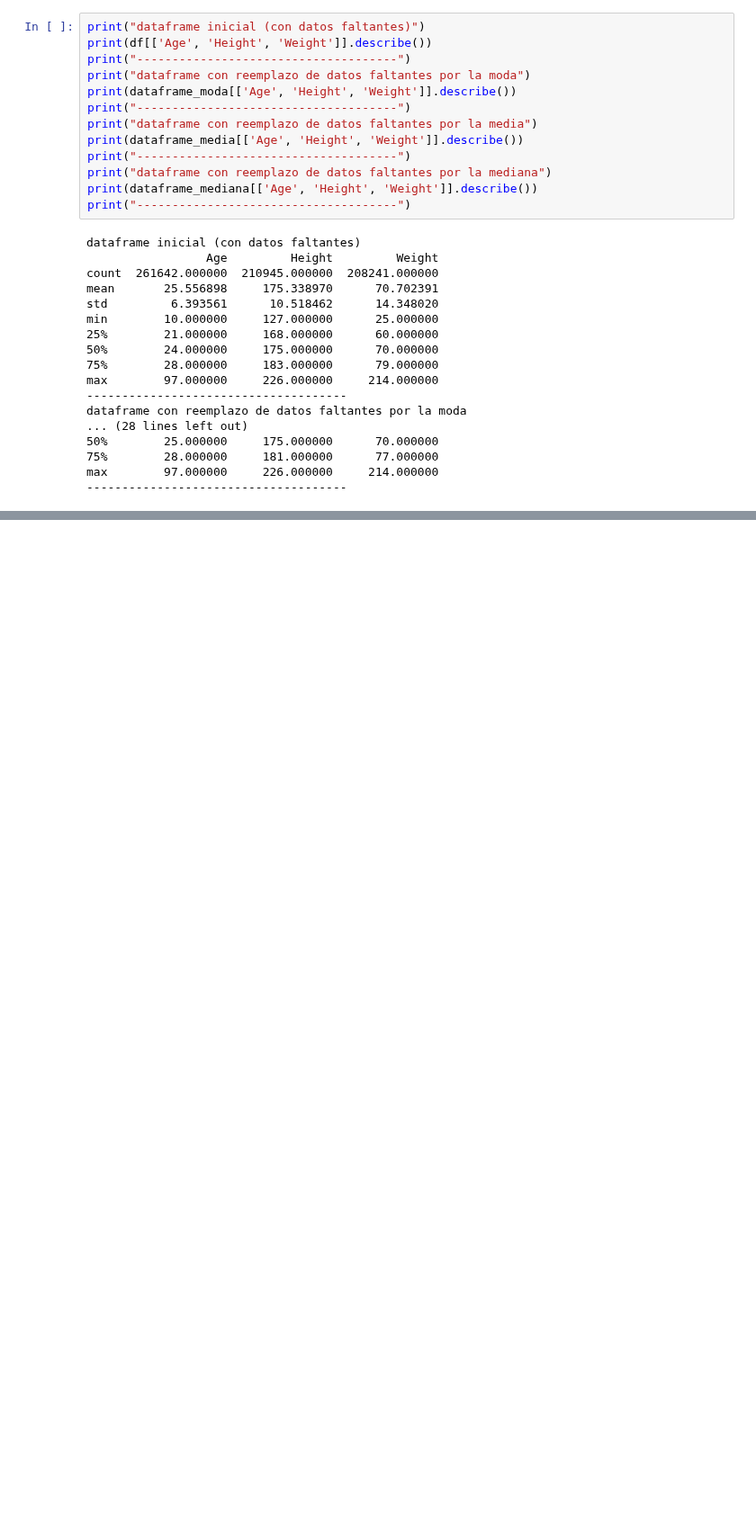
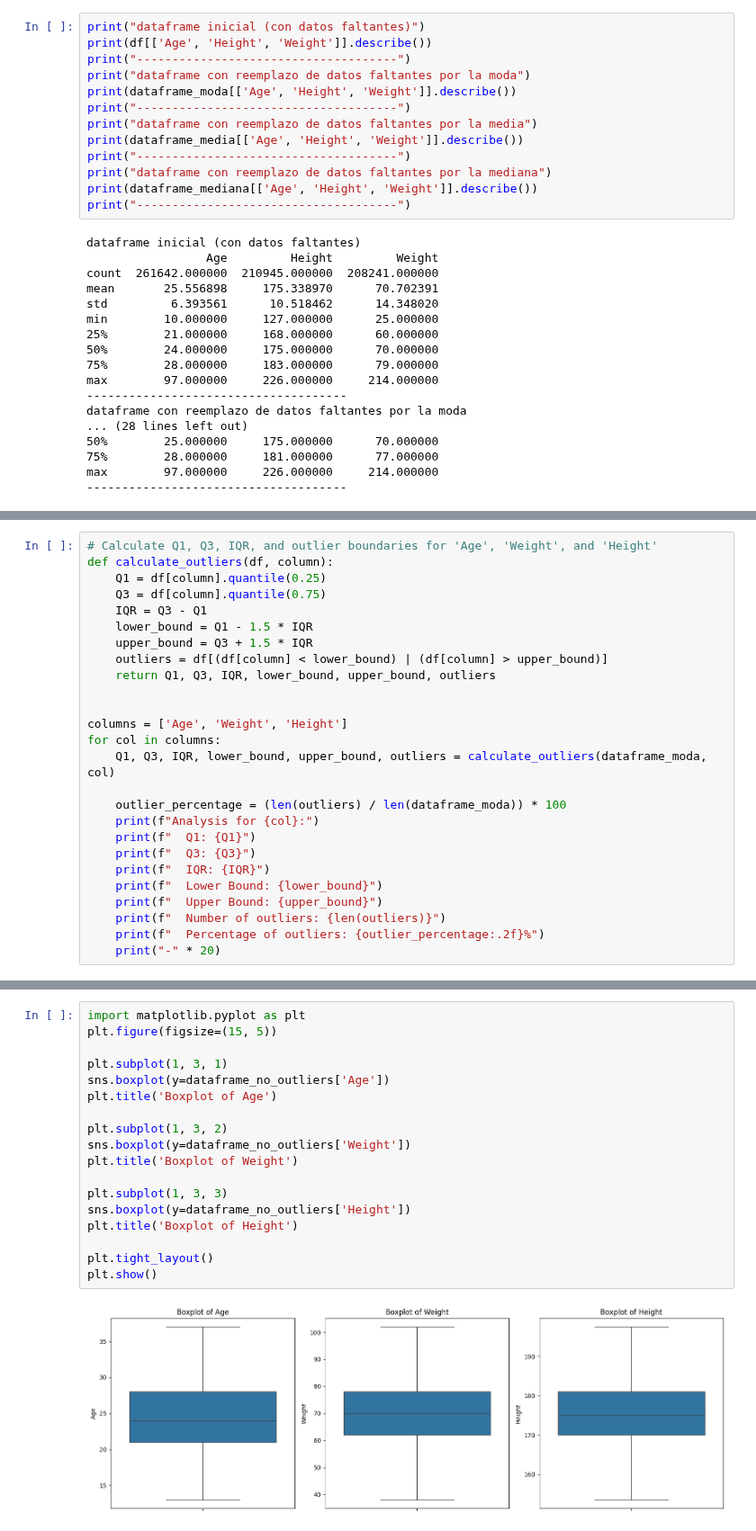
Before and after one commit to PabloMurer/Data-Science-I, a Jupyter notebook: Segunda_entrega_(final).ipynb, the cells around one changed output, grey strips where cells are left out. Shown at 90% size. Drawn from its saved outputs; the diff is of its cells as text; blank space fills up the shorter version.

```diff
--- a/Segunda_entrega_(final).ipynb
+++ b/Segunda_entrega_(final).ipynb
@@ -1831,0 +653,26 @@ KeyboardInterrupt:
+# %%
+# Calculate Q1, Q3, IQR, and outlier boundaries for 'Age', 'Weight', and 'Height'
+def calculate_outliers(df, column):
+    Q1 = df[column].quantile(0.25)
+    Q3 = df[column].quantile(0.75)
+    IQR = Q3 - Q1
+    lower_bound = Q1 - 1.5 * IQR
+    upper_bound = Q3 + 1.5 * IQR
+    outliers = df[(df[column] < lower_bound) | (df[column] > upper_bound)]
+    return Q1, Q3, IQR, lower_bound, upper_bound, outliers
+
+
+columns = ['Age', 'Weight', 'Height']
+for col in columns:
+    Q1, Q3, IQR, lower_bound, upper_bound, outliers = calculate_outliers(dataframe_moda, col)
+
+    outlier_percentage = (len(outliers) / len(dataframe_moda)) * 100
+    print(f"Analysis for {col}:")
+    print(f"  Q1: {Q1}")
+    print(f"  Q3: {Q3}")
+    print(f"  IQR: {IQR}")
+    print(f"  Lower Bound: {lower_bound}")
+    print(f"  Upper Bound: {upper_bound}")
+    print(f"  Number of outliers: {len(outliers)}")
+    print(f"  Percentage of outliers: {outlier_percentage:.2f}%")
+    print("-" * 20)
@@ -1831,0 +907,20 @@ KeyboardInterrupt:
+# %%
+import matplotlib.pyplot as plt
+plt.figure(figsize=(15, 5))
+
+plt.subplot(1, 3, 1)
+sns.boxplot(y=dataframe_no_outliers['Age'])
+plt.title('Boxplot of Age')
+
+plt.subplot(1, 3, 2)
+sns.boxplot(y=dataframe_no_outliers['Weight'])
+plt.title('Boxplot of Weight')
+
+plt.subplot(1, 3, 3)
+sns.boxplot(y=dataframe_no_outliers['Height'])
+plt.title('Boxplot of Height')
+
+plt.tight_layout()
+plt.show()
+# %% [output]
+[figure, added]
```
Also changed, not shown: parts of 123 cells of this notebook.
